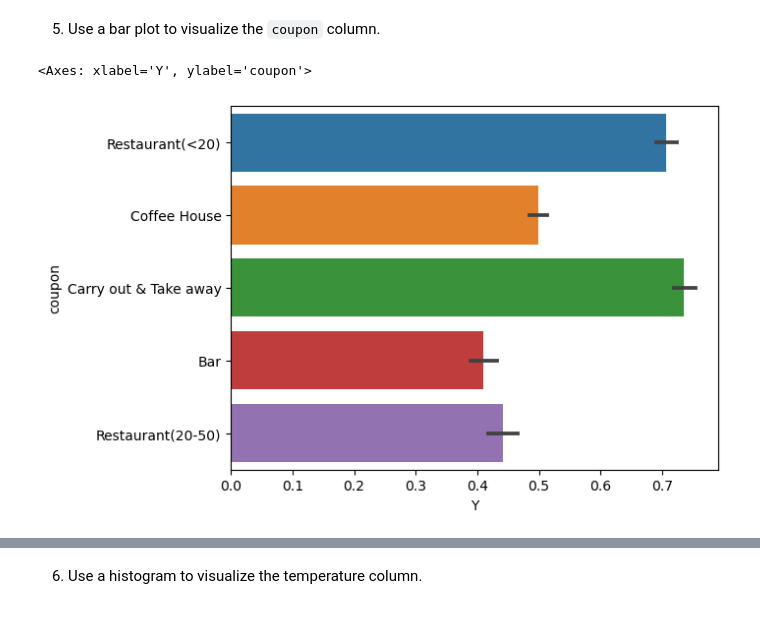
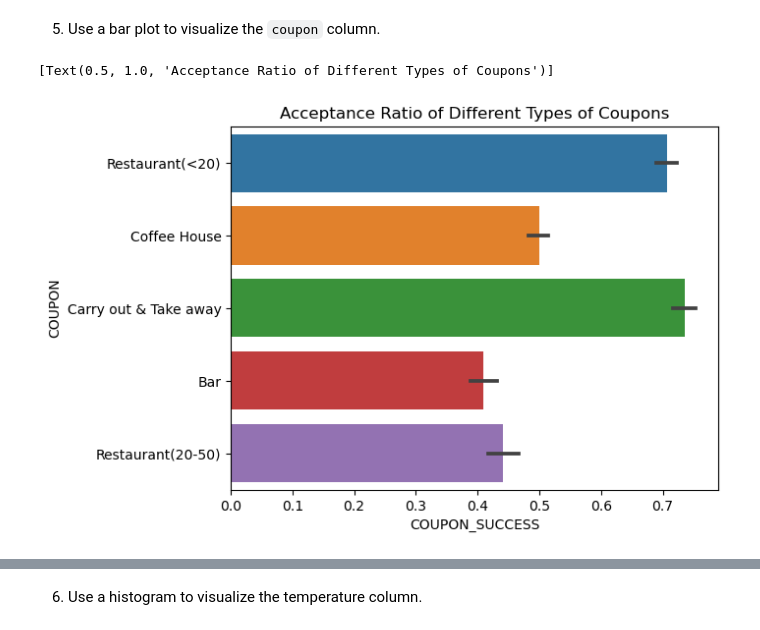
Before and after one commit to elmunoz42/berkeley-aiml-coupon-analysis, a Jupyter notebook: prompt.ipynb, the cells around one changed output, grey strips where cells are left out. Drawn from its saved outputs; the diff is of its cells as text; code cells hidden in the pictures.

```diff
--- a/prompt.ipynb
+++ b/prompt.ipynb
@@ -180,8 +199,9 @@ Y    0.568433
 dtype: float64
 # %% [markdown]
 5. Use a bar plot to visualize the `coupon` column.
-# %%
-sns.barplot(data_clean, y='coupon', x='Y')
-# %% [output]
-<Axes: xlabel='Y', ylabel='coupon'>
-[figure, removed]
+# %%
+
+sns.barplot(data_clean, y='COUPON', x='COUPON_SUCCESS').set(title="Acceptance Ratio of Different Types of Coupons")
+# %% [output]
+[Text(0.5, 1.0, 'Acceptance Ratio of Different Types of Coupons')]
+[figure, added]
```
Also changed, not shown: parts of 12 cells of this notebook.
